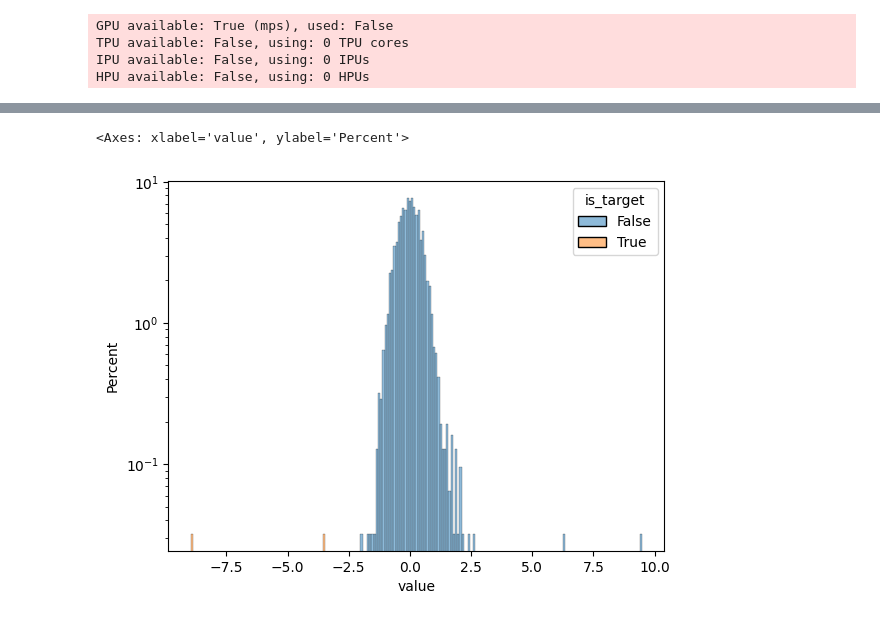
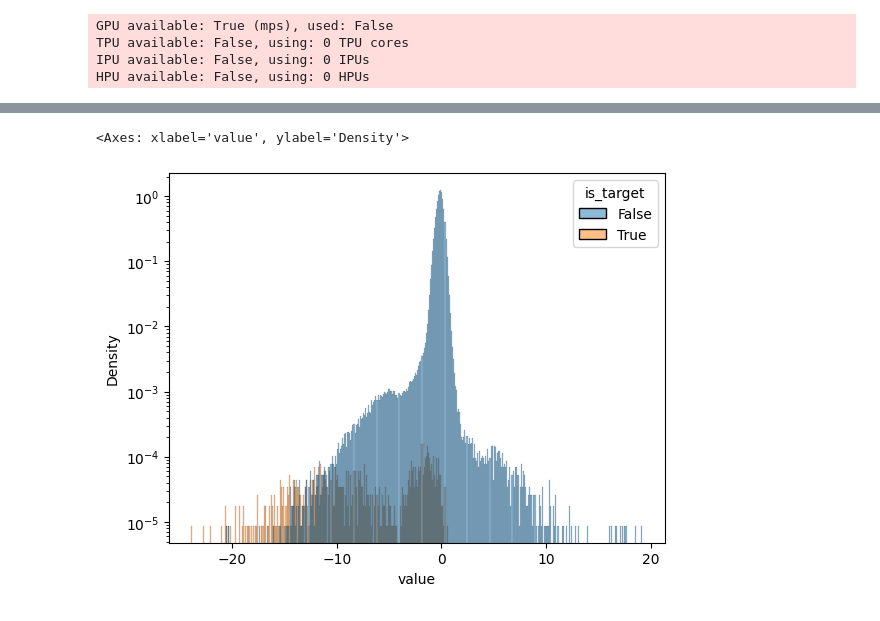
Before and after one commit to pinellolab/PerTurbo, a Jupyter notebook: docs/notebooks/gasperini_pilot.ipynb, the cells around one changed output, grey strips where cells are left out. Cells and saved outputs as stored; diff of their text form; code cells hidden in the pictures.

Commit message:
get subset of guides/genes from gasperini

```diff
--- a/docs/notebooks/gasperini_pilot.ipynb
+++ b/docs/notebooks/gasperini_pilot.ipynb
@@ -14,0 +20,6 @@ smoke_test = False
+# %%
+sceptre_df = pd.read_csv(f"{data_dir}/sceptre_results-2023_01_13.csv")
+sceptre_df = sceptre_df.rename(columns={'gRNA_id':'guide', 'gene_id':'gene'})
+selected_genes = sceptre_df['gene'].unique()
+selected_guides = sceptre_df['guide'].unique()
+print (len(selected_genes), len(selected_guides))
@@ -62,25 +75,26 @@ mdata["grna"].varm["element_targeted"]
 3115 rows × 1561 columns
 # %%
 guides = mdata["grna"].var_names
-selected_guides = list(guides)
 # selected_guides = list(guides[guides.str.contains(r"TSS|random|scrambled", regex=True)])
 if smoke_test:
+    selected_guides = list(guides)
     selected_guides = selected_guides[:20] + selected_guides[-10:]
     print("guides", selected_guides)
 
-selected_elements = list({guide.split("|")[0] for guide in selected_guides if "_TSS" in guide})
+elements = list({guide.split("|")[0] for guide in selected_guides})
+selected_elements = [e for e in elements if e in mdata["grna"].varm["element_targeted"].columns]
 element_subset = mdata["grna"].varm["element_targeted"][selected_elements].copy()
 
 grna_subset = mdata["grna"]
 grna_subset.varm["element_targeted"] = element_subset
 
 grna_subset = mdata["grna"][:, selected_guides]
-genes = list(sorted({e.split("_")[0] for e in selected_elements if "_TSS" in e}))
-subset_genes = [g for g in genes if g in mdata["rna"].var_names]
-subset_genes = [subset_genes[1]] # DANGER SINGLE GENE ONLY
-print(subset_genes)
+# genes = list(sorted({e.split("_")[0] for e in selected_elements if "_TSS" in e}))
+# subset_genes = [g for g in genes if g in mdata["rna"].var_names]
+# subset_genes = [subset_genes[1]] # DANGER SINGLE GENE ONLY
+# print(selected_genes)
 
 if smoke_test:
     print("elements", selected_elements)
-    print("genes", subset_genes)
+    print("genes", selected_genes)
 assert grna_subset.varm["element_targeted"].shape == (len(selected_guides), len(selected_elements))
@@ -228,7 +241,7 @@ assert perturb_mean_lfc_mu.shape == perturb_mean_lfc_sigma.shape
 perturb_z_scores = perturb_mean_lfc_mu/perturb_mean_lfc_sigma
 perturb_p_vals = norm.cdf(lfc_threshold, loc=-perturb_mean_lfc_mu, scale=perturb_mean_lfc_sigma)
 
-significant_results = (
+results_all_df = (
     pd.DataFrame(data=perturb_z_scores, columns=subset_genes, index=selected_guides)
     .melt(var_name="gene", ignore_index=False)
     .reset_index(names="guide")
@@ -236,5 +249,5 @@ significant_results = (
     .assign(is_target=lambda x: x['guide'].str.split('_', expand=True)[0]==x['gene'])
 )
 # significant_results['guide'].str.split("_", expand=True)[0]
-significant_results
+# significant_results.head(1000).to_excel("~/Downloads/significant_results.xlsx")
 # %% [output]
@@ -254,16 +256,27 @@ significant_results
 # %%
-sns.histplot(significant_results, hue='is_target', x='value', stat="percent", log_scale=[False,True])
+from cmath import log
+
+
+sns.histplot(
+    results_all_df,
+    hue="is_target",
+    x="value",
+    # common_norm=False,
+    log_scale=[False, True],
+    stat="density",
+    binwidth=0.1,
+)
 # significant_results.groupby("guide").count()['gene'].sort_values().tail(20)
 # significant_results.to_excel("significant_results.xlsx")
 # # perturb_z_scores[:,gene_index].detach().cpu().numpy()
 # z_df = pd.DataFrame({'z_score': perturb_z_scores[:,gene_index],
 #                     'mean_mu': perturb_mean_lfc_mu[:,gene_index],
 #                     'disp_mu': perturb_disp_lfc_mu[:,gene_index],
 #                     'mu_p_val': perturb_p_vals[:,gene_index],
 #                     'grna': mdata_subset['grna'].var_names,})
 # # z_df.hist('mu_p_val', bins=100)
 # names[gene_index])
 # print(z_df.sort_values('mu_p_val', ascending=True).reset_index(drop=True).head(20))
 # %% [output]
-<Axes: xlabel='value', ylabel='Percent'>
+<Axes: xlabel='value', ylabel='Density'>
-[figure, old version]
+[figure, new version]
```
Also changed, not shown: parts of 18 cells of this notebook, 1 other file.
